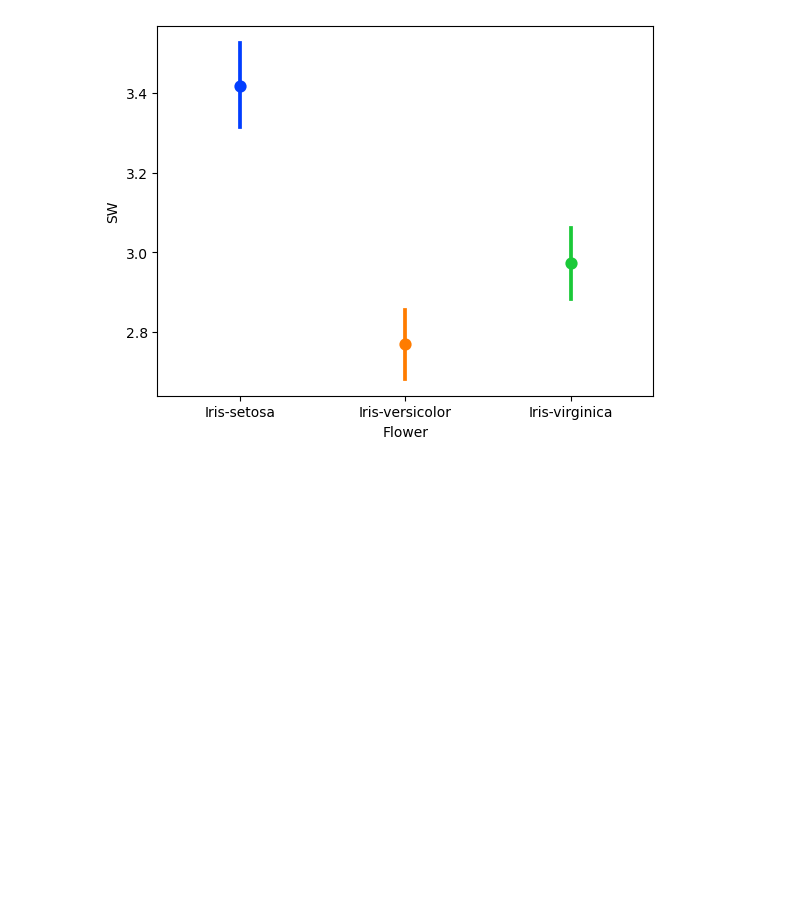
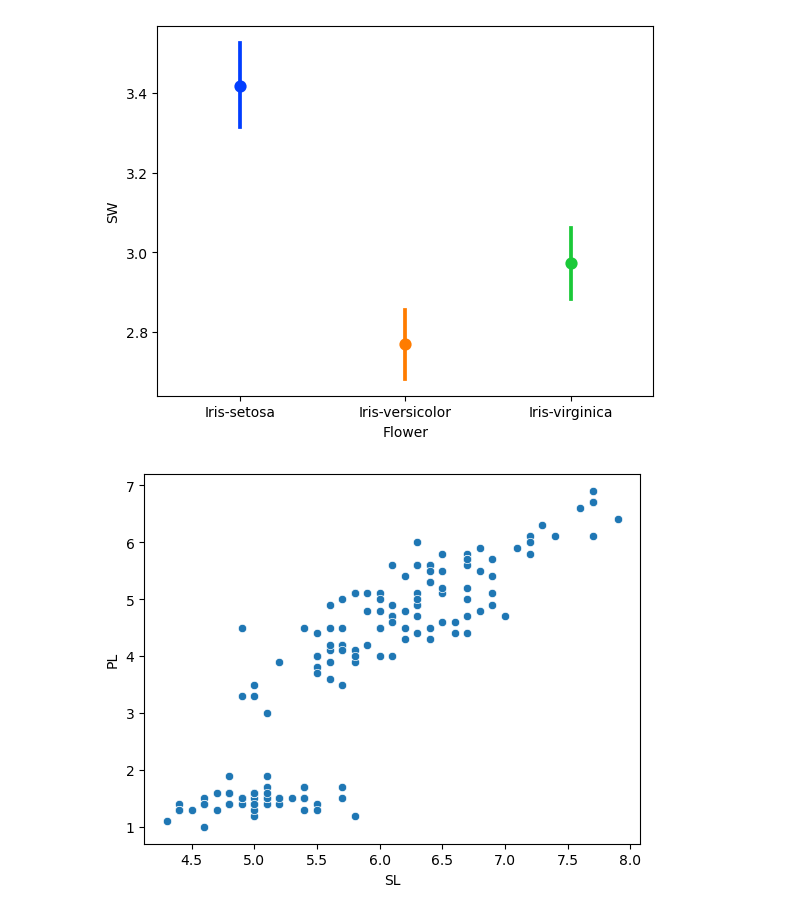
Before and after one commit to musharafaltaf/anacondaPractice, a Jupyter notebook: numpyexample.ipynb, the cells around one changed output. Cells and saved outputs as stored; diff of their text form; code cells hidden in the pictures; blank space fills up the shorter version.

```diff
--- a/numpyexample.ipynb
+++ b/numpyexample.ipynb
@@ -1598,3 +1598,10 @@ sns.pointplot(x=iris.Flower,y=iris.SW,palette='bright')
 plt.show()
 # %% [output]
 [figure]
+# %%
+#continuous and continuous
+#scatter plot
+sns.scatterplot(x=iris.SL,y=iris.PL)
+plt.show()
+# %% [output]
+[figure, added]
```
Also changed, not shown: parts of 12 cells of this notebook.
